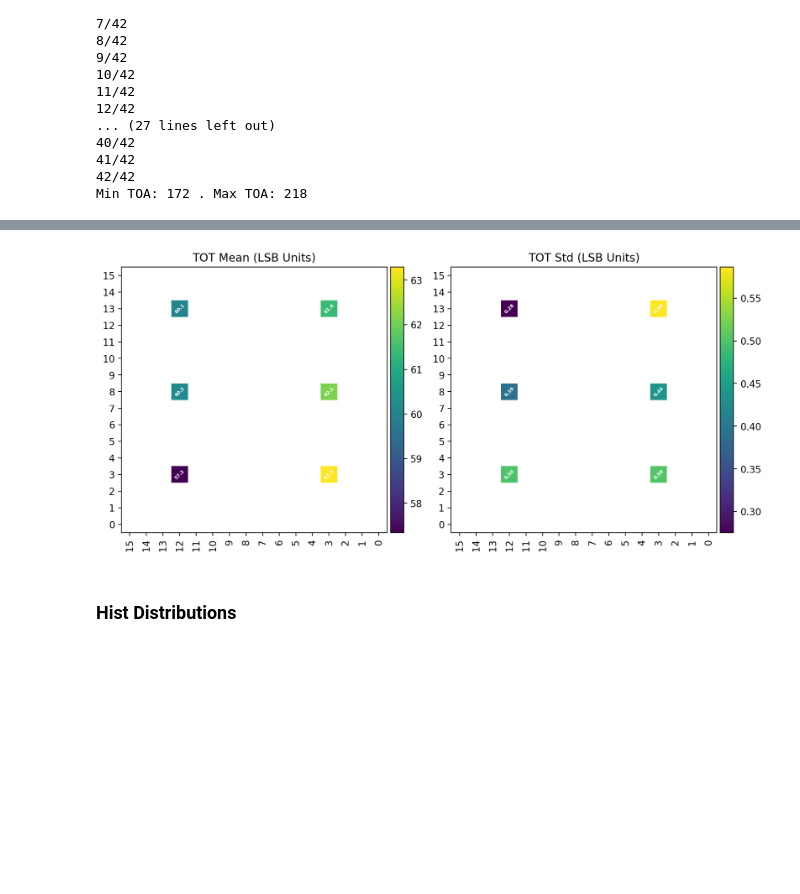
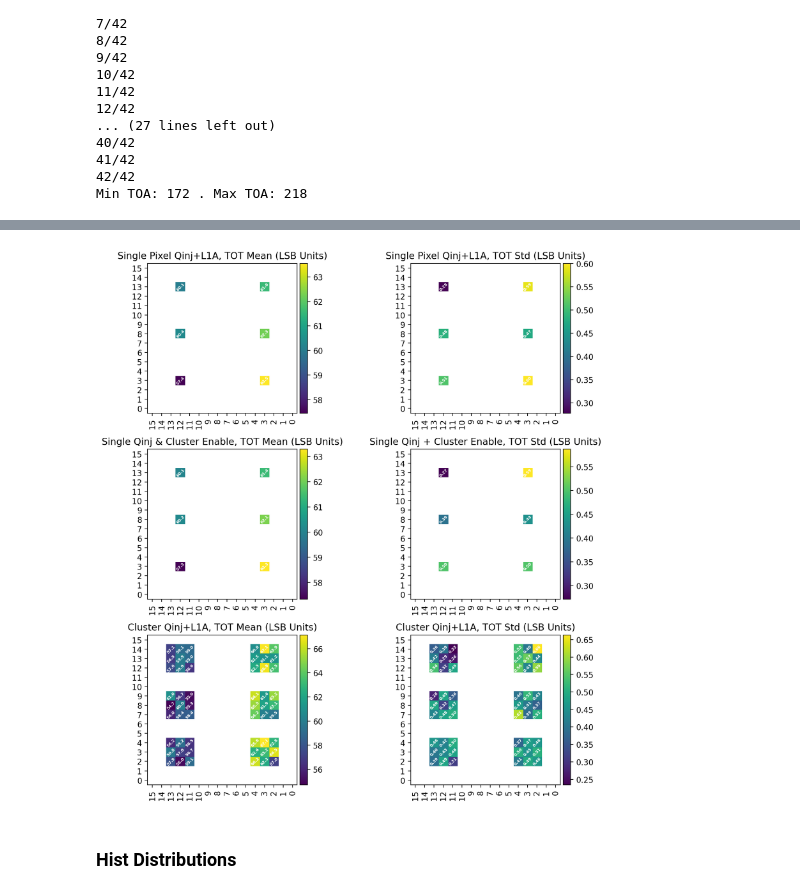
Before and after one commit to cbeiraod/ETROC-Analysis, a Jupyter notebook: Cluster_Qinj_Mapping.ipynb, the cells around one changed output, grey strips where cells are left out. Cells and saved outputs as stored; diff of their text form; code cells hidden in the pictures; blank space fills up the shorter version.

```diff
--- a/Cluster_Qinj_Mapping.ipynb
+++ b/Cluster_Qinj_Mapping.ipynb
@@ -219,7 +33,7 @@ def deliver_acc_stats(file_list):
                     current_bcid = int(text_list[8])
                 if text_list[2]=="TRAILER":
                     previous_bcid = current_bcid
-                if(current_bcid-previous_bcid!=1054 or previous_bcid==-1):
+                if((current_bcid-previous_bcid!=1054 if current_bcid>previous_bcid else current_bcid+3564-previous_bcid!=1054) or previous_bcid==-1):
                     # print(current_bcid, previous_bcid)
                     continue # The diff is 2x24
                 if text_list[2]!="DATA": continue
@@ -230,7 +44,7 @@ def deliver_acc_stats(file_list):
                 CAL = int(text_list[14])
                 # if (row!=3 or col!=3):
                 #     print(previous_bcid, current_bcid, row, col, TOA, TOT, CAL)
-                if(CAL>200): continue
+                if(CAL>200 or CAL<100): continue
                 hit_counts[row, col] += 1
                 CAL_sum[row, col] += CAL
                 CAL_sum_sq[row, col] += CAL*CAL
@@ -412,7 +226,7 @@ fig = plt.figure(dpi=200, figsize=(10,10))
 gs = fig.add_gridspec(3,2)
 
 ax0 = fig.add_subplot(gs[0,0])
-ax0.set_title("Single Pixel Q+L1A, CAL Mean (LSB Units)")
+ax0.set_title("Single Pixel Qinj+L1A, CAL Mean (LSB Units)")
 img0 = ax0.imshow(center_CAL_mean)
 ax0.invert_xaxis()
 ax0.invert_yaxis()
@@ -423,7 +237,7 @@ cax = divider.append_axes('right', size='5%', pad=0.05)
 fig.colorbar(img0, cax=cax, orientation='vertical')
 
 ax1 = fig.add_subplot(gs[0,1])
-ax1.set_title("Single Pixel Q+L1A, CAL Std (LSB Units)")
+ax1.set_title("Single Pixel Qinj+L1A, CAL Std (LSB Units)")
 img1 = ax1.imshow(center_CAL_std)
 ax1.invert_xaxis()
 ax1.invert_yaxis()
@@ -441,7 +255,7 @@ for x in range(16):
         ax1.text(x, y, f"{center_CAL_std.T[x,y]:.2f}", ha="center", va="center", fontweight="bold", c="white", size=5, rotation=45)
 
 ax0 = fig.add_subplot(gs[1,0])
-ax0.set_title("Single Pixel + Cluster EN, CAL Mean (LSB Units)")
+ax0.set_title("Single Qinj & Cluster Enable, CAL Mean (LSB Units)")
 img0 = ax0.imshow(single_CAL_mean)
 ax0.invert_xaxis()
 ax0.invert_yaxis()
@@ -452,7 +266,7 @@ cax = divider.append_axes('right', size='5%', pad=0.05)
 fig.colorbar(img0, cax=cax, orientation='vertical')
 
 ax1 = fig.add_subplot(gs[1,1])
-ax1.set_title("Single Pixel + Cluster EN, CAL Std (LSB Units)")
+ax1.set_title("Single Qinj + Cluster Enable, CAL Std (LSB Units)")
 img1 = ax1.imshow(single_CAL_std)
 ax1.invert_xaxis()
 ax1.invert_yaxis()
@@ -470,7 +284,7 @@ for x in range(16):
         ax1.text(x, y, f"{single_CAL_std.T[x,y]:.2f}", ha="center", va="center", fontweight="bold", c="white", size=5, rotation=45)
 
 ax0 = fig.add_subplot(gs[2,0])
-ax0.set_title("Cluster Q+L1A, CAL Mean (LSB Units)")
+ax0.set_title("Cluster Qinj+L1A, CAL Mean (LSB Units)")
 img0 = ax0.imshow(allequal_CAL_mean)
 ax0.invert_xaxis()
 ax0.invert_yaxis()
@@ -481,7 +295,7 @@ cax = divider.append_axes('right', size='5%', pad=0.05)
 fig.colorbar(img0, cax=cax, orientation='vertical')
 
 ax1 = fig.add_subplot(gs[2,1])
-ax1.set_title("Cluster Q+L1A, CAL Std (LSB Units)")
+ax1.set_title("Cluster Qinj+L1A, CAL Std (LSB Units)")
 img1 = ax1.imshow(allequal_CAL_std)
 ax1.invert_xaxis()
 ax1.invert_yaxis()
@@ -544,40 +418,100 @@ plt.show()
 # %%
 fig = plt.figure(dpi=200, figsize=(10,10))
-gs = fig.add_gridspec(1,2)
+gs = fig.add_gridspec(3,2)
 
 ax0 = fig.add_subplot(gs[0,0])
-ax0.set_title("TOT Mean (LSB Units)")
+ax0.set_title("Single Pixel Qinj+L1A, TOT Mean (LSB Units)")
 img0 = ax0.imshow(center_TOT_mean)
 ax0.invert_xaxis()
 ax0.invert_yaxis()
 plt.xticks(range(16), range(16), rotation='vertical')
 plt.yticks(range(16), range(16))
 divider = make_axes_locatable(ax0)
 cax = divider.append_axes('right', size='5%', pad=0.05)
 fig.colorbar(img0, cax=cax, orientation='vertical')
 
 ax1 = fig.add_subplot(gs[0,1])
-ax1.set_title("TOT Std (LSB Units)")
+ax1.set_title("Single Pixel Qinj+L1A, TOT Std (LSB Units)")
 img1 = ax1.imshow(center_TOT_std)
 ax1.invert_xaxis()
 ax1.invert_yaxis()
 plt.xticks(range(16), range(16), rotation='vertical')
 plt.yticks(range(16), range(16))
 divider = make_axes_locatable(ax1)
 cax = divider.append_axes('right', size='5%', pad=0.05)
 fig.colorbar(img1, cax=cax, orientation='vertical')
 
 for x in range(16):
     for y in range(16):
         if(np.isnan(center_TOT_mean.T[x,y])): continue
         ax0.text(x, y, f"{center_TOT_mean.T[x,y]:.1f}", ha="center", va="center", fontweight="bold", c="white", size=5, rotation=45)
         if(np.isnan(center_TOT_std.T[x,y])): continue
         ax1.text(x, y, f"{center_TOT_std.T[x,y]:.2f}", ha="center", va="center", fontweight="bold", c="white", size=5, rotation=45)
+
+ax0 = fig.add_subplot(gs[1,0])
+ax0.set_title("Single Qinj & Cluster Enable, TOT Mean (LSB Units)")
+img0 = ax0.imshow(single_TOT_mean)
+ax0.invert_xaxis()
+ax0.invert_yaxis()
+plt.xticks(range(16), range(16), rotation='vertical')
+plt.yticks(range(16), range(16))
+divider = make_axes_locatable(ax0)
+cax = divider.append_axes('right', size='5%', pad=0.05)
+fig.colorbar(img0, cax=cax, orientation='vertical')
+
+ax1 = fig.add_subplot(gs[1,1])
+ax1.set_title("Single Qinj + Cluster Enable, TOT Std (LSB Units)")
+img1 = ax1.imshow(single_TOT_std)
+ax1.invert_xaxis()
+ax1.invert_yaxis()
+plt.xticks(range(16), range(16), rotation='vertical')
+plt.yticks(range(16), range(16))
+divider = make_axes_locatable(ax1)
+cax = divider.append_axes('right', size='5%', pad=0.05)
+fig.colorbar(img1, cax=cax, orientation='vertical')
+
+for x in range(16):
+    for y in range(16):
+        if(np.isnan(single_TOT_mean.T[x,y])): continue
+        ax0.text(x, y, f"{single_TOT_mean.T[x,y]:.1f}", ha="center", va="center", fontweight="bold", c="white", size=5, rotation=45)
+        if(np.isnan(single_TOT_std.T[x,y])): continue
+        ax1.text(x, y, f"{single_TOT_std.T[x,y]:.2f}", ha="center", va="center", fontweight="bold", c="white", size=5, rotation=45)
+
+ax0 = fig.add_subplot(gs[2,0])
+ax0.set_title("Cluster Qinj+L1A, TOT Mean (LSB Units)")
+img0 = ax0.imshow(allequal_TOT_mean)
+ax0.invert_xaxis()
+ax0.invert_yaxis()
+plt.xticks(range(16), range(16), rotation='vertical')
+plt.yticks(range(16), range(16))
+divider = make_axes_locatable(ax0)
+cax = divider.append_axes('right', size='5%', pad=0.05)
+fig.colorbar(img0, cax=cax, orientation='vertical')
+
+ax1 = fig.add_subplot(gs[2,1])
+ax1.set_title("Cluster Qinj+L1A, TOT Std (LSB Units)")
+img1 = ax1.imshow(allequal_TOT_std)
+ax1.invert_xaxis()
+ax1.invert_yaxis()
+plt.xticks(range(16), range(16), rotation='vertical')
+plt.yticks(range(16), range(16))
+divider = make_axes_locatable(ax1)
+cax = divider.append_axes('right', size='5%', pad=0.05)
+fig.colorbar(img1, cax=cax, orientation='vertical')
+
+for x in range(16):
+    for y in range(16):
+        if(np.isnan(allequal_TOT_mean.T[x,y])): continue
+        ax0.text(x, y, f"{allequal_TOT_mean.T[x,y]:.1f}", ha="center", va="center", fontweight="bold", c="white", size=5, rotation=45)
+        if(np.isnan(allequal_TOT_std.T[x,y])): continue
+        ax1.text(x, y, f"{allequal_TOT_std.T[x,y]:.2f}", ha="center", va="center", fontweight="bold", c="white", size=5, rotation=45)
+
+
 plt.tight_layout()
-plt.savefig("figures/clusterCenters_TOT_scan.pdf")
+plt.savefig("figures/cluster_TOT_scan.pdf")
 plt.show()
 # %% [output]
-[figure, old version]
+[figure, new version]
 # %% [markdown]
 ### Hist Distributions
 # %%
```
Also changed, not shown: parts of 11 cells of this notebook, 10 other files.
